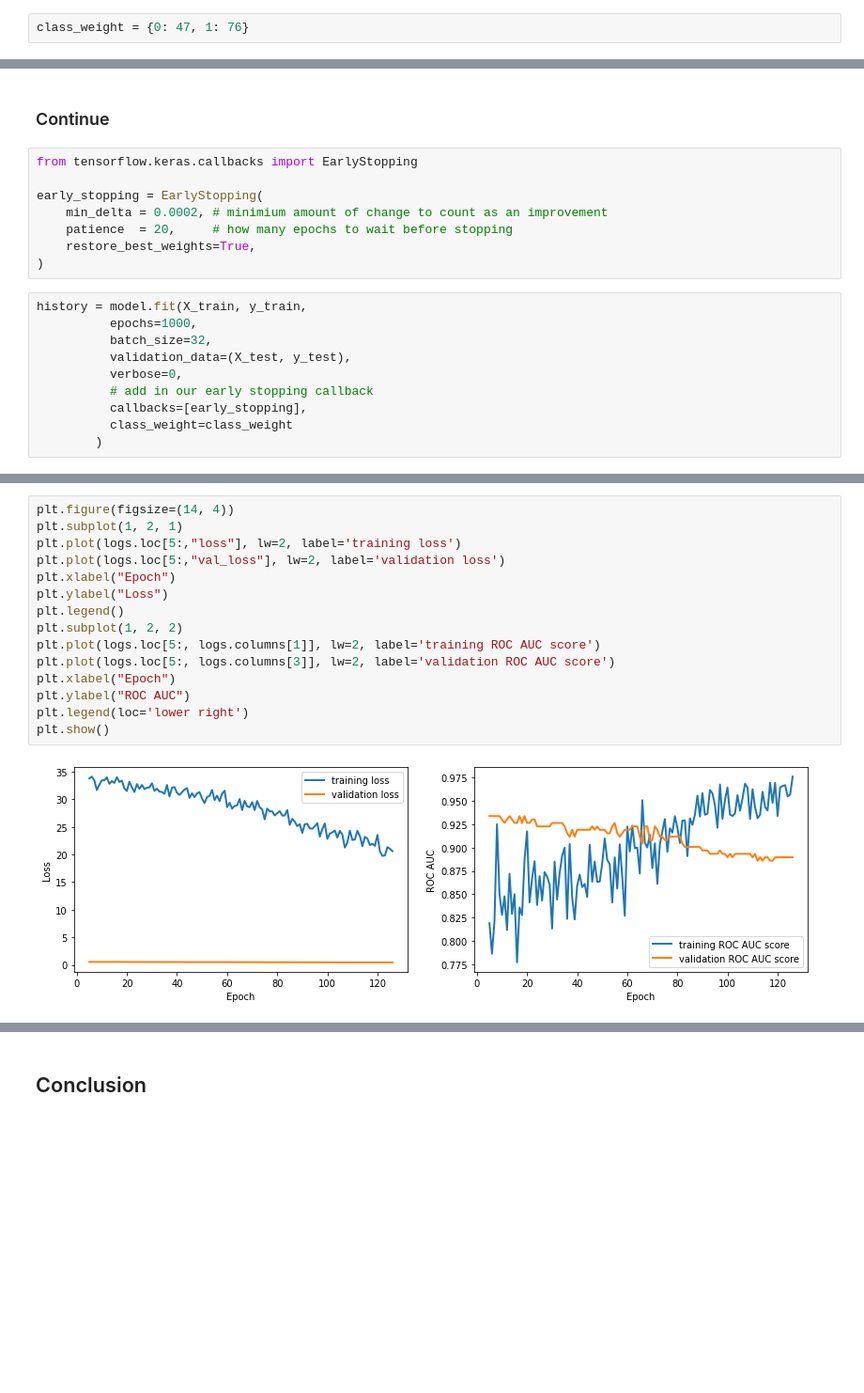
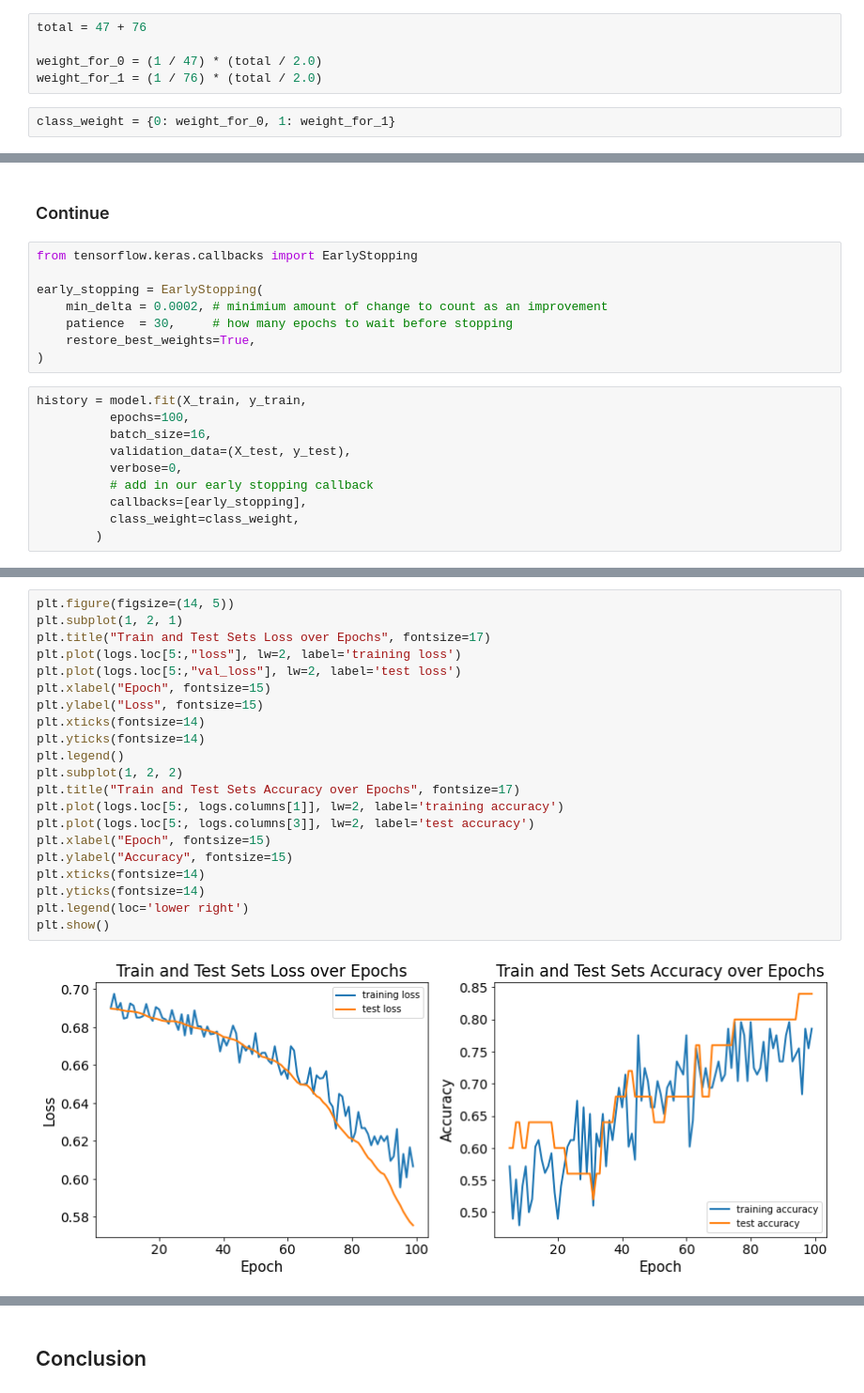
Before and after one commit to Aduomas/aviation_consequences, a Jupyter notebook: Aviation_Consequences_Prediction_Notebook.ipynb, the cells around one changed output, grey strips where cells are left out. Shown at 94% size. Saved outputs shown, nothing was run; the diff lists cells and outputs as text; blank space fills up the shorter version.

```diff
--- a/Aviation_Consequences_Prediction_Notebook.ipynb
+++ b/Aviation_Consequences_Prediction_Notebook.ipynb
@@ -487,5 +561,10 @@ print(np.asarray((unique, counts)).T)
 # %% [output]
 [[ 0 47]
  [ 1 76]]
+# %%
+total = 47 + 76
+
+weight_for_0 = (1 / 47) * (total / 2.0)
+weight_for_1 = (1 / 76) * (total / 2.0)
 # %%
-class_weight = {0: 47, 1: 76}
+class_weight = {0: weight_for_0, 1: weight_for_1}
@@ -524,18 +609,18 @@ from tensorflow.keras.callbacks import EarlyStopping
 
 early_stopping = EarlyStopping(
     min_delta = 0.0002, # minimium amount of change to count as an improvement
-    patience  = 20,     # how many epochs to wait before stopping
+    patience  = 30,     # how many epochs to wait before stopping
     restore_best_weights=True,
 )
 # %%
 history = model.fit(X_train, y_train,
-          epochs=1000,
-          batch_size=32,
+          epochs=100,
+          batch_size=16,
           validation_data=(X_test, y_test),
           verbose=0,
           # add in our early stopping callback
           callbacks=[early_stopping],
-          class_weight=class_weight
+          class_weight=class_weight,
         )
 # %%
 logs = pd.DataFrame(history.history)
@@ -557,17 +642,23 @@ logs
 # %%
-plt.figure(figsize=(14, 4))
+plt.figure(figsize=(14, 5))
 plt.subplot(1, 2, 1)
+plt.title("Train and Test Sets Loss over Epochs", fontsize=17)
 plt.plot(logs.loc[5:,"loss"], lw=2, label='training loss')
-plt.plot(logs.loc[5:,"val_loss"], lw=2, label='validation loss')
-plt.xlabel("Epoch")
-plt.ylabel("Loss")
+plt.plot(logs.loc[5:,"val_loss"], lw=2, label='test loss')
+plt.xlabel("Epoch", fontsize=15)
+plt.ylabel("Loss", fontsize=15)
+plt.xticks(fontsize=14)
+plt.yticks(fontsize=14)
 plt.legend()
 plt.subplot(1, 2, 2)
-plt.plot(logs.loc[5:, logs.columns[1]], lw=2, label='training ROC AUC score')
-plt.plot(logs.loc[5:, logs.columns[3]], lw=2, label='validation ROC AUC score')
-plt.xlabel("Epoch")
-plt.ylabel("ROC AUC")
+plt.title("Train and Test Sets Accuracy over Epochs", fontsize=17)
+plt.plot(logs.loc[5:, logs.columns[1]], lw=2, label='training accuracy')
+plt.plot(logs.loc[5:, logs.columns[3]], lw=2, label='test accuracy')
+plt.xlabel("Epoch", fontsize=15)
+plt.ylabel("Accuracy", fontsize=15)
+plt.xticks(fontsize=14)
+plt.yticks(fontsize=14)
 plt.legend(loc='lower right')
 plt.show()
 # %% [output]
-[figure, old version]
+[figure, new version]
```
Also changed, not shown: parts of 64 cells of this notebook.
